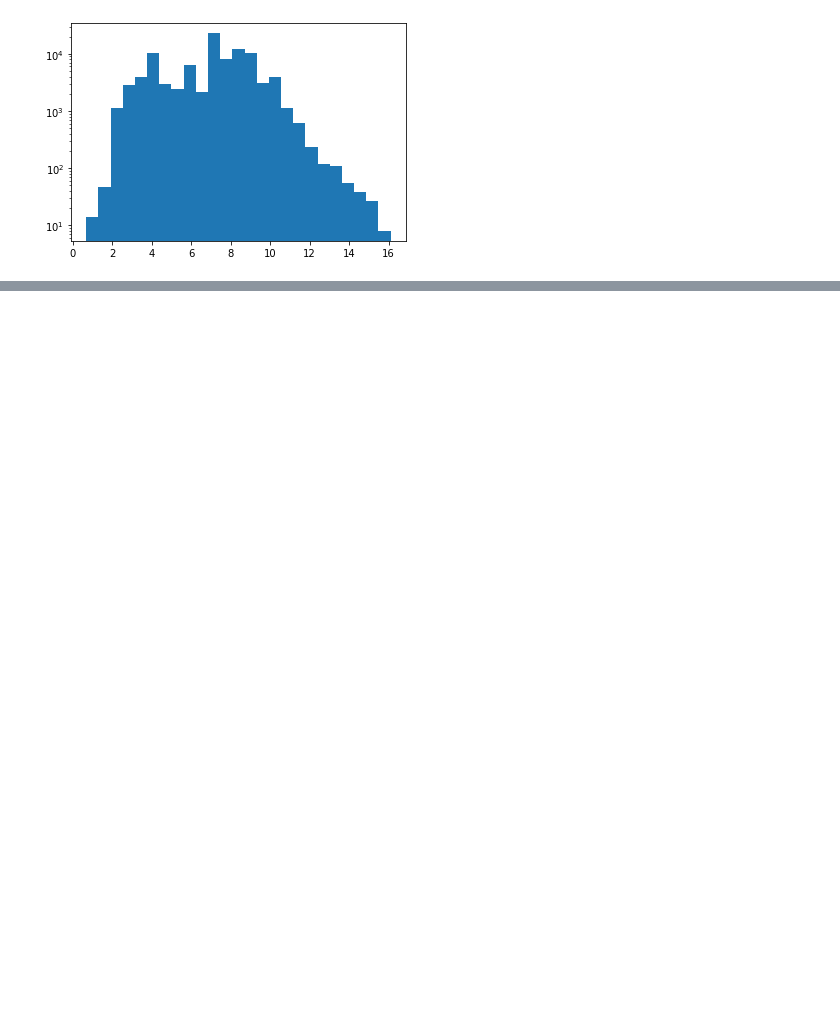
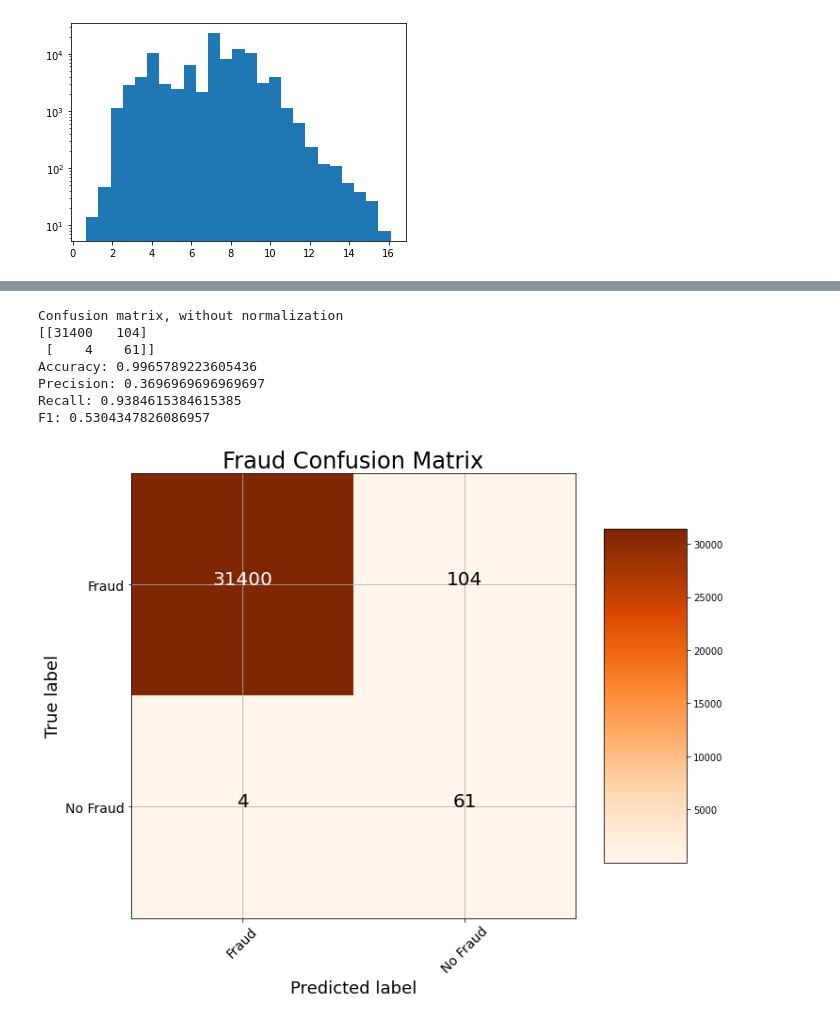
Before and after one commit to katwegner/fraud, a Jupyter notebook: eda.ipynb, the cells around one changed output, grey strips where cells are left out. Cells and saved outputs as stored; diff of their text form; code cells hidden in the pictures; blank space fills up the shorter version.

```diff
--- a/eda.ipynb
+++ b/eda.ipynb
@@ -157,3 +291,30 @@ smote_data_Y = pd.DataFrame(data=smote_data_Y, columns=['FraudResult'])
+# %%
+model_adaboost =  AdaBoostClassifier(random_state = 50)
+model_adaboost.fit(smote_data_X, smote_data_Y)
+
+# Training predictions (to demonstrate overfitting)
+train_adaboost_predictions = model_adaboost.predict(smote_data_X)
+train_adaboost_probs = model_adaboost.predict_proba(smote_data_X)[:, 1]
+
+# Testing predictions (to determine performance)
+test_adaboost_predictions = model_adaboost.predict(X_test)
+test_adaboost_probs = model_adaboost.predict_proba(X_test)[:, 1]
+
+# Confusion matrix
+cm = confusion_matrix(y_test, test_adaboost_predictions)
+plot_confusion_matrix(cm, classes = ['Fraud', 'No Fraud'],
+                      title = 'Fraud Confusion Matrix')
+
+print_evaluations(y_test, test_adaboost_predictions)
+# %% [output]
+Confusion matrix, without normalization
+[[31400   104]
+ [    4    61]]
+Accuracy: 0.9965789223605436
+Precision: 0.3696969696969697
+Recall: 0.9384615384615385
+F1: 0.5304347826086957
+[figure, added]
 # %%
 # used randomundersampler algorithm to undersample non fradulent class
 # dataframes for undersampled data: X_res, y_res
```
Also changed, not shown: parts of 14 cells of this notebook.
